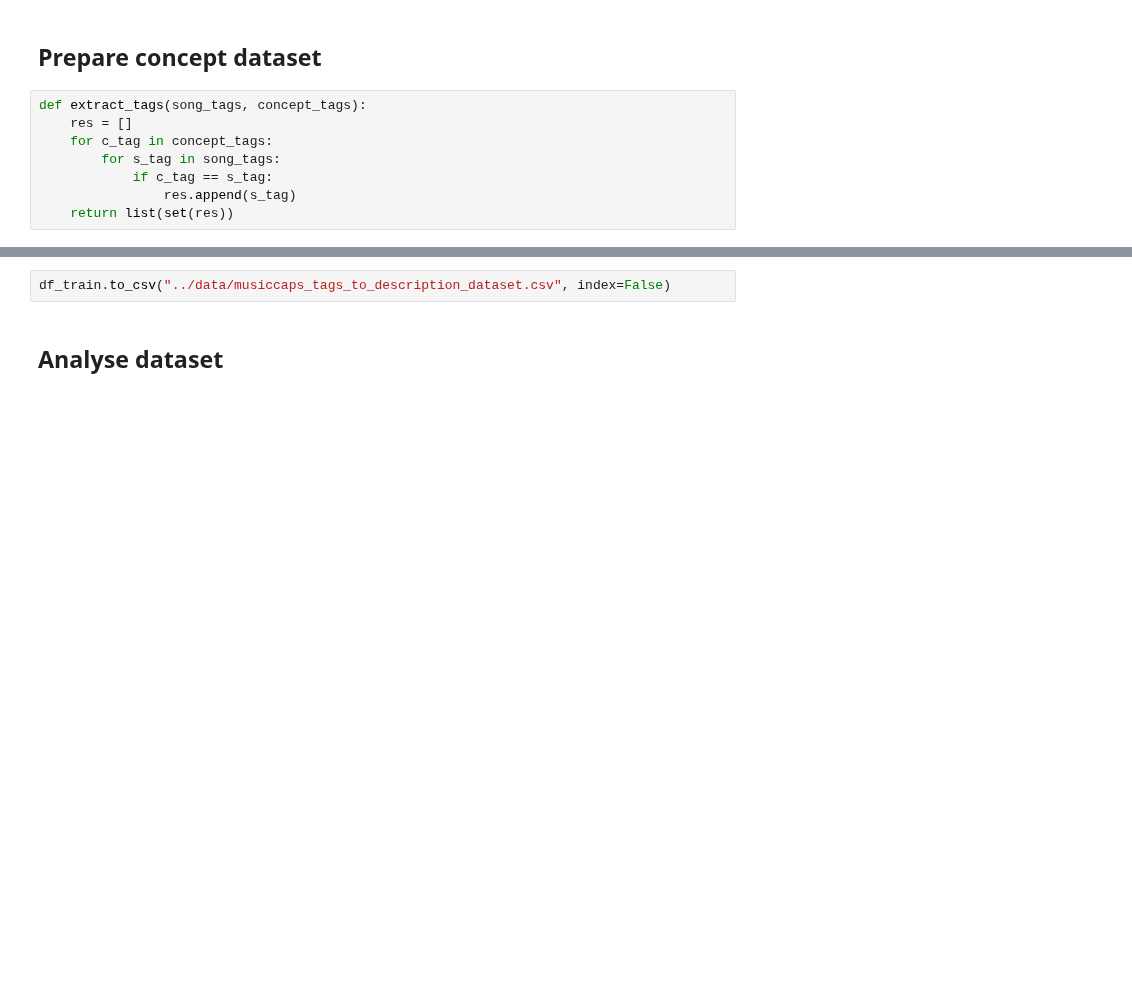
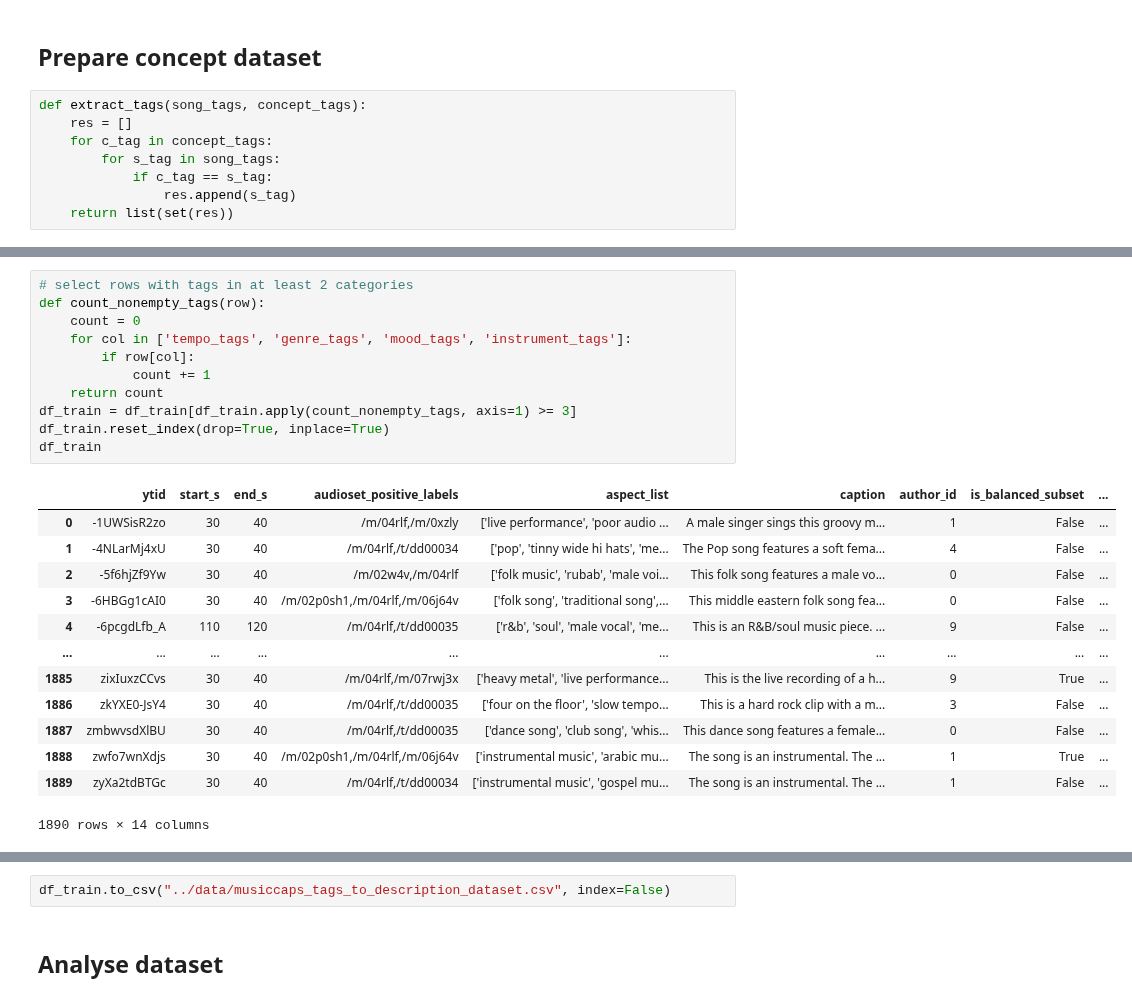
Before and after one commit to BrunoSienkiewicz/ConceptCaps, a Jupyter notebook: notebooks/tags-to-description-dataset.ipynb, the cells around one changed output, grey strips where cells are left out. Saved outputs shown, nothing was run; the diff lists cells and outputs as text; blank space fills up the shorter version.

```diff
--- a/notebooks/tags-to-description-dataset.ipynb
+++ b/notebooks/tags-to-description-dataset.ipynb
@@ -64,2 +100,27 @@ for concept, tags in concepts.items():
+# %%
+# select rows with tags in at least 2 categories
+def count_nonempty_tags(row):
+    count = 0
+    for col in ['tempo_tags', 'genre_tags', 'mood_tags', 'instrument_tags']:
+        if row[col]:
+            count += 1
+    return count
+df_train = df_train[df_train.apply(count_nonempty_tags, axis=1) >= 3]
+df_train.reset_index(drop=True, inplace=True)
+df_train
+# %% [output]
+|  | ytid | start_s | end_s | audioset_positive_labels | aspect_list | caption | author_id | is_balanced_subset | ... |
+| 0 | -1UWSisR2zo | 30 | 40 | /m/04rlf,/m/0xzly | ['live performance', 'poor audio ... | A male singer sings this groovy m... | 1 | False | ... |
+| 1 | -4NLarMj4xU | 30 | 40 | /m/04rlf,/t/dd00034 | ['pop', 'tinny wide hi hats', 'me... | The Pop song features a soft fema... | 4 | False | ... |
+| 2 | -5f6hjZf9Yw | 30 | 40 | /m/02w4v,/m/04rlf | ['folk music', 'rubab', 'male voi... | This folk song features a male vo... | 0 | False | ... |
+| 3 | -6HBGg1cAI0 | 30 | 40 | /m/02p0sh1,/m/04rlf,/m/06j64v | ['folk song', 'traditional song',... | This middle eastern folk song fea... | 0 | False | ... |
+| 4 | -6pcgdLfb_A | 110 | 120 | /m/04rlf,/t/dd00035 | ['r&b', 'soul', 'male vocal', 'me... | This is an R&B/soul music piece. ... | 9 | False | ... |
+| ... | ... | ... | ... | ... | ... | ... | ... | ... | ... |
+| 1885 | zixIuxzCCvs | 30 | 40 | /m/04rlf,/m/07rwj3x | ['heavy metal', 'live performance... | This is the live recording of a h... | 9 | True | ... |
+| 1886 | zkYXE0-JsY4 | 30 | 40 | /m/04rlf,/t/dd00035 | ['four on the floor', 'slow tempo... | This is a hard rock clip with a m... | 3 | False | ... |
+| 1887 | zmbwvsdXlBU | 30 | 40 | /m/04rlf,/t/dd00035 | ['dance song', 'club song', 'whis... | This dance song features a female... | 0 | False | ... |
+| 1888 | zwfo7wnXdjs | 30 | 40 | /m/02p0sh1,/m/04rlf,/m/06j64v | ['instrumental music', 'arabic mu... | The song is an instrumental. The ... | 1 | True | ... |
+| 1889 | zyXa2tdBTGc | 30 | 40 | /m/04rlf,/t/dd00034 | ['instrumental music', 'gospel mu... | The song is an instrumental. The ... | 1 | False | ... |
+1890 rows × 14 columns
 # %%
 df_train = df_train[["caption", "aspect_list_transformed", "tempo_tags", "genre_tags", "mood_tags", "instrument_tags"]]
```
Also changed, not shown: parts of 11 cells of this notebook, 15 other files.
